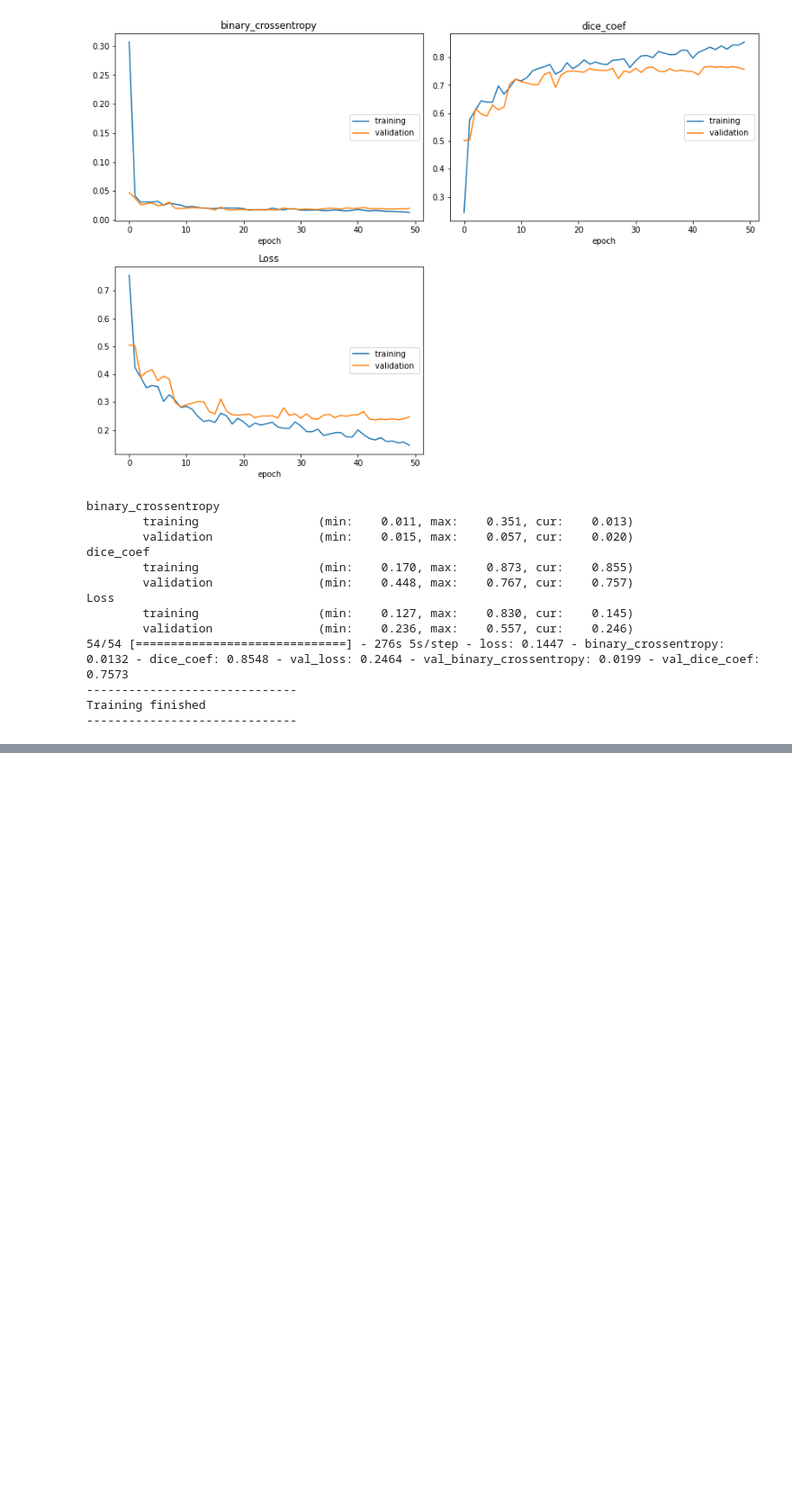
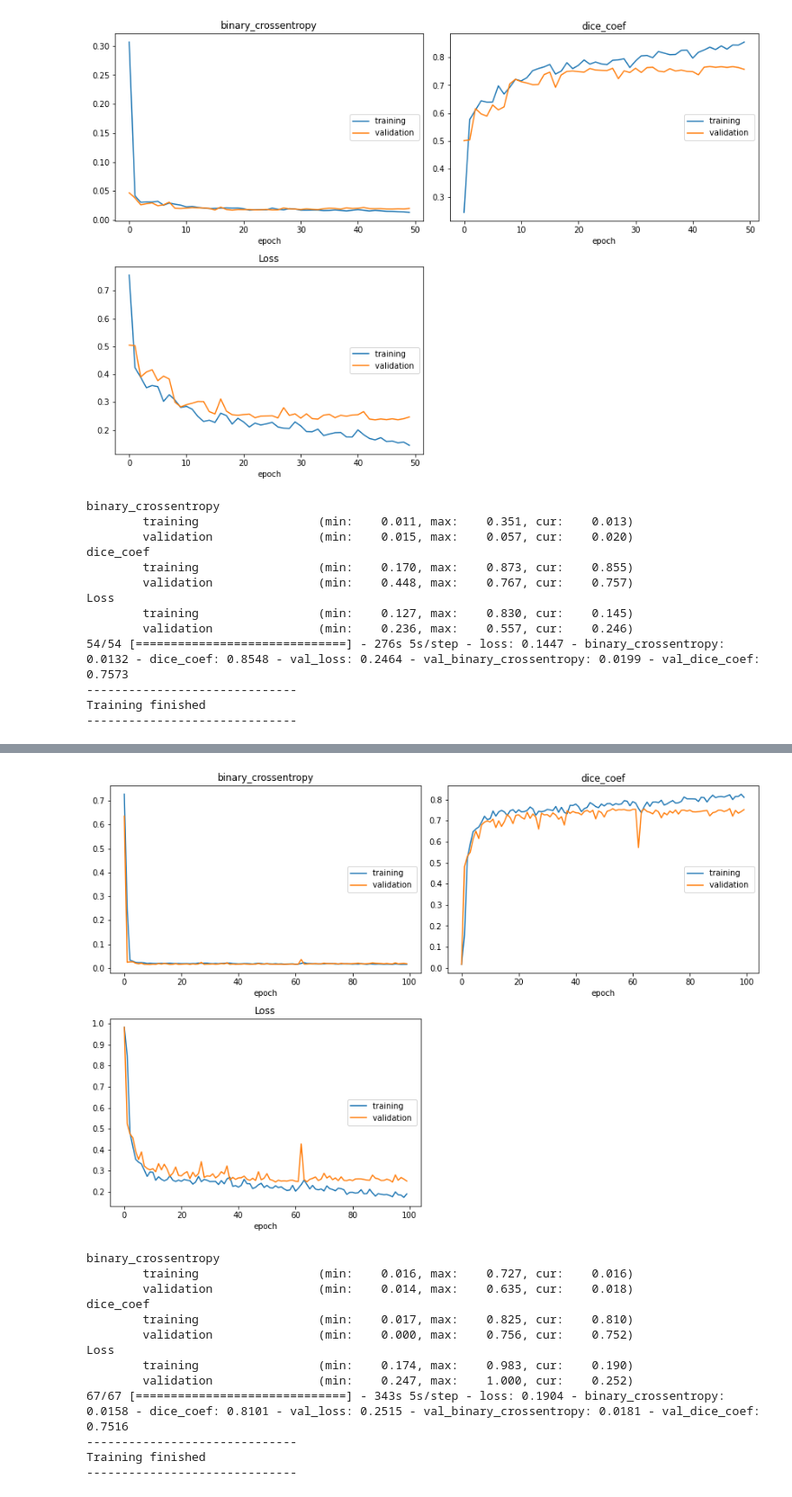
Before and after one commit to BBQtime/HNSCC-ct-pet-tumor-segmentation, a Jupyter notebook: dense Unet with attention head.ipynb, the cells around one changed output, grey strips where cells are left out. Shown at 90% size. Drawn from its saved outputs; the diff is of its cells as text; code cells hidden in the pictures; blank space fills up the shorter version.

Commit message:
augmentation dense result.

```diff
--- a/dense Unet with attention head.ipynb
+++ b/dense Unet with attention head.ipynb
@@ -786,0 +789,20 @@ Epoch 7/50
+# %%
+EPOCHS = 100
+os.environ["CUDA_VISIBLE_DEVICES"]='0'
+PROJECT_NAME = '3dDenseUnet_dropout_augmentation'
+train(att_input= False)
+# %% [output]
+[figure, added]
+binary_crossentropy
+        training                 (min:    0.016, max:    0.727, cur:    0.016)
+        validation               (min:    0.014, max:    0.635, cur:    0.018)
+dice_coef
+        training                 (min:    0.017, max:    0.825, cur:    0.810)
+        validation               (min:    0.000, max:    0.756, cur:    0.752)
+Loss
+        training                 (min:    0.174, max:    0.983, cur:    0.190)
+        validation               (min:    0.247, max:    1.000, cur:    0.252)
+67/67 [==============================] - 343s 5s/step - loss: 0.1904 - binary_crossentropy: 0.0158 - dice_coef: 0.8101 - val_loss: 0.2515 - val_binary_crossentropy: 0.0181 - val_dice_coef: 0.7516
+------------------------------
+Training finished
+------------------------------
```
Also changed, not shown: parts of 2 cells of this notebook, 4 other files.
